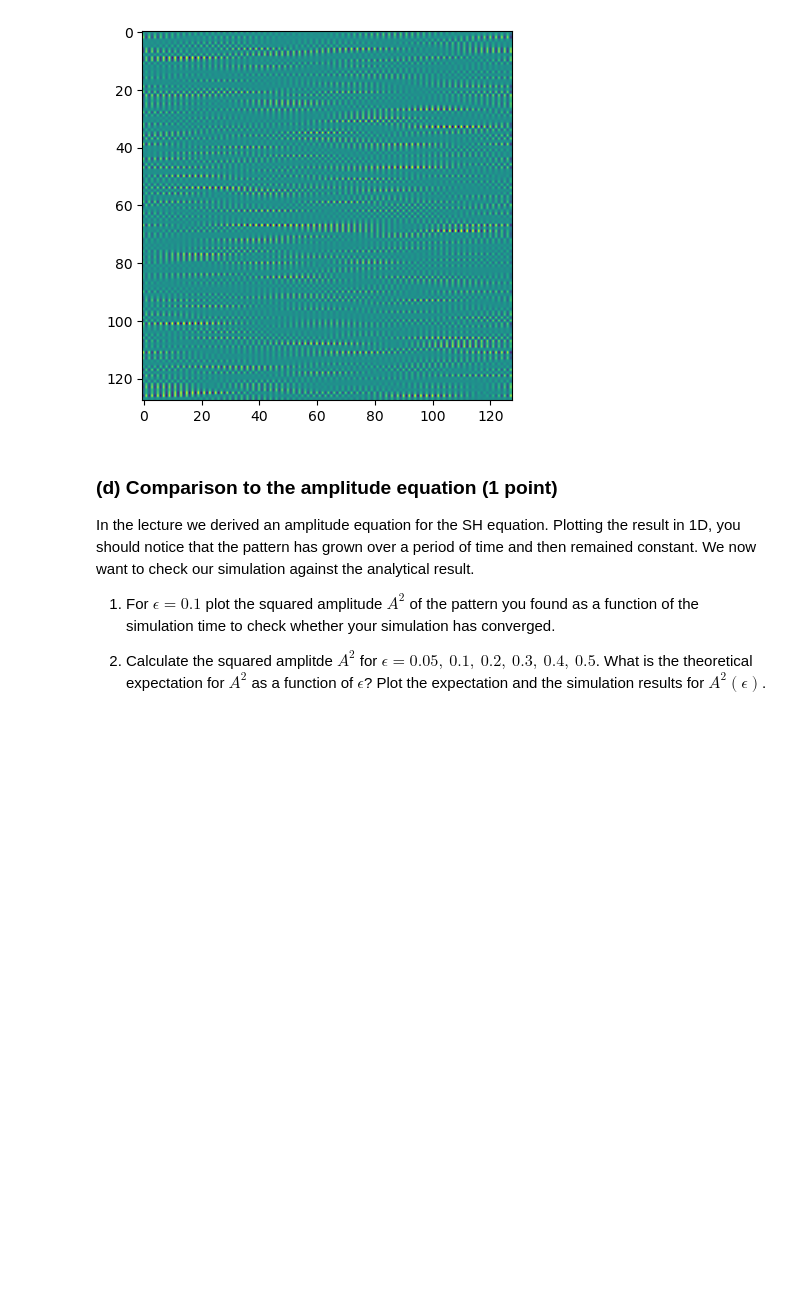
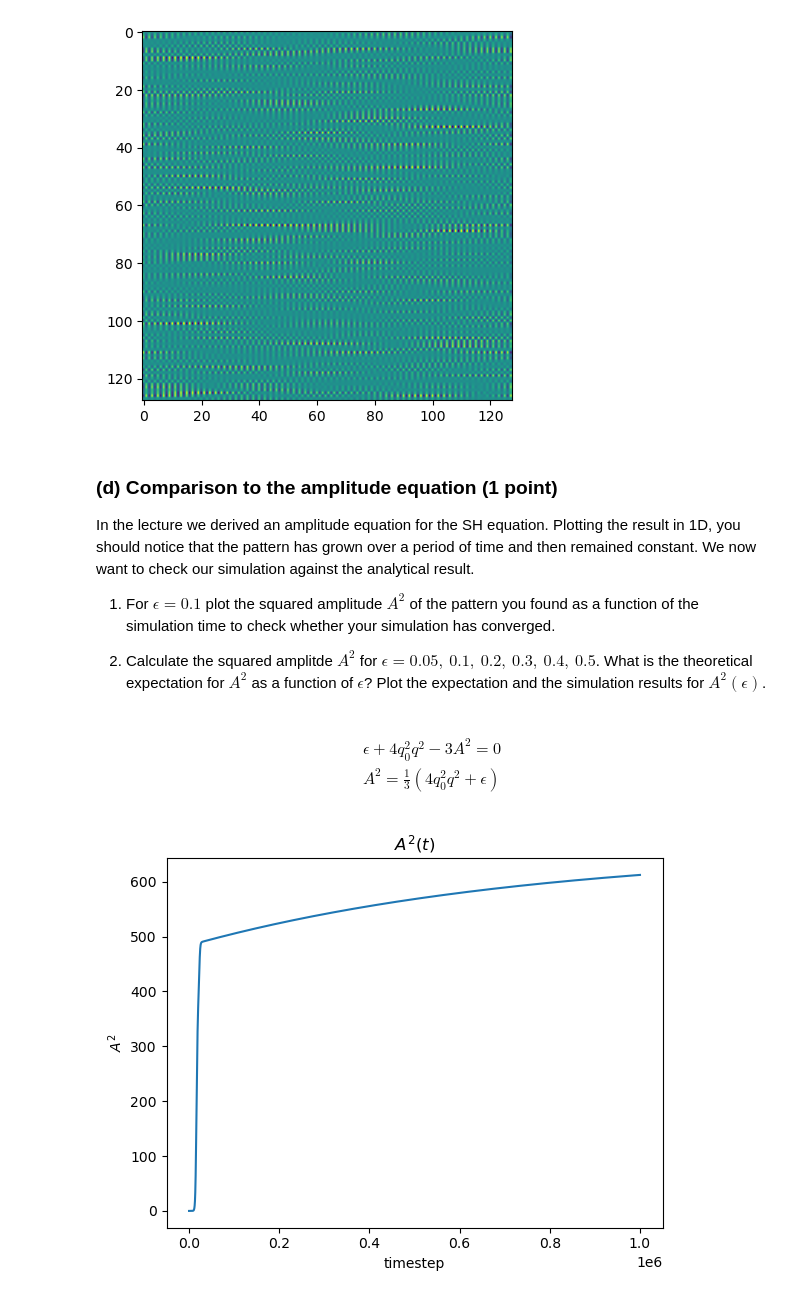
Before and after one commit to anuramat/uhd-nld, a Jupyter notebook: ex11/after/SH_exercise.ipynb, the cells around one changed output. Saved outputs shown, nothing was run; the diff lists cells and outputs as text; code cells hidden in the pictures; blank space fills up the shorter version.

```diff
--- a/ex11/after/SH_exercise.ipynb
+++ b/ex11/after/SH_exercise.ipynb
@@ -282,0 +279,18 @@ In the lecture we derived an amplitude equation for the SH equation. Plotting th
+# %% [markdown]
+$$
+\begin{gathered}
+\epsilon + 4q_0^2q^2 - 3A^2 = 0 \\
+A^2 = \frac{1}{3}(4q_0^2q^2 + \epsilon)
+\end{gathered}
+$$
+# %%
+sim = perform_simulation(num_steps=1000000)
+freq = fft(sim, axis=1)
+a02 = np.max(np.abs(freq),axis=1)**2
+plt.plot(a02)
+plt.title('$A^2(t)$')
+plt.ylabel('$A^2$')
+plt.xlabel('timestep')
+plt.show()
+# %% [output]
+[figure, added]
```
Also changed, not shown: parts of 6 cells of this notebook.
